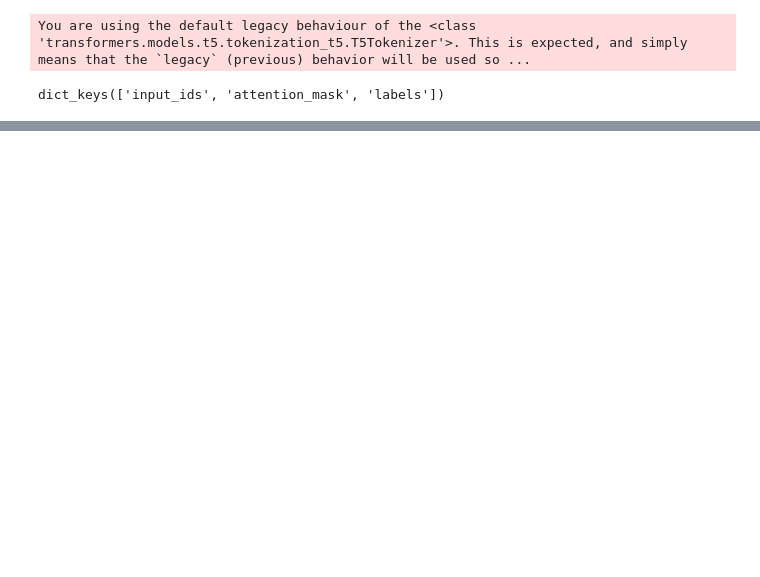
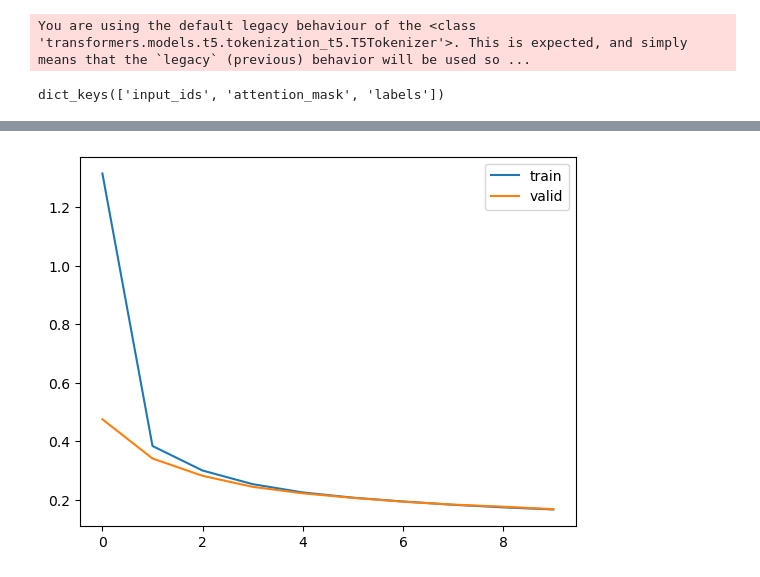
Before and after one commit to LisenKapusta/BioMol-Generator, a Jupyter notebook: model_training/train/bert_train.ipynb, the cells around one changed output, grey strips where cells are left out. Saved outputs shown, nothing was run; the diff lists cells and outputs as text; code cells hidden in the pictures; blank space fills up the shorter version.

```diff
--- a/model_training/train/bert_train.ipynb
+++ b/model_training/train/bert_train.ipynb
@@ -17,11 +17,11 @@ from pathlib import Path
 from data.constants import LOCAL_MODELS_PATH, CHECKPOINTS_PATH, DATASET_PATH
 
 df = pd.read_parquet(DATASET_PATH)
-
+df = df.iloc[:5000, :]
 
 BASE_MODEL_PATH = LOCAL_MODELS_PATH / 't5-small'
 MAX_LEN = 512
-batch_size = 4
+batch_size = 10
 TRAIN_BATCH_SIZE = batch_size
 VALID_BATCH_SIZE = batch_size
 TEST_BATCH_SIZE = batch_size
@@ -29,7 +29,7 @@ TEST_BATCH_SIZE = batch_size
 LIMIT_NUM_MODELS = 2
 
 SEED = 2
-DEVICE = 'cuda' if torch.cuda.is_available() else 'cpu'
+# DEVICE = 'cuda' if torch.cuda.is_available() else 'cpu'
 LEARNING_RATE = 2e-5
 N_EPOCHS = 10
 PATIENCE = 3
@@ -40,0 +57,9 @@ MODEL_TO_SAVE_TEMPLE = 'model-{epoch}-epoch.pt'
+# %%
+# Проверка доступности GPU
+print("CUDA Available:", torch.cuda.is_available())
+print("Number of GPUs:", torch.cuda.device_count())
+if torch.cuda.is_available():
+    print("Current GPU:", torch.cuda.get_device_name(0))
+
+# Указание устройства
+DEVICE = torch.device("cuda:0")  # Используем первую видеокарту (индекс 0)
@@ -98,9 +127,9 @@ train_dataset[0].keys()
 # %% [output]
 dict_keys(['input_ids', 'attention_mask', 'labels'])
 # %%
-train_loader = DataLoader(train_dataset, batch_size=TRAIN_BATCH_SIZE, generator=torch.manual_seed(SEED), num_workers=8, shuffle=True, pin_memory=True)
-valid_loader = DataLoader(valid_dataset, batch_size=VALID_BATCH_SIZE, generator=torch.manual_seed(SEED), num_workers=8, shuffle=True, pin_memory=True)
-test_loader = DataLoader(test_dataset, batch_size=TEST_BATCH_SIZE, generator=torch.manual_seed(SEED), num_workers=8, shuffle=True, pin_memory=True)
+train_loader = DataLoader(train_dataset, batch_size=TRAIN_BATCH_SIZE, generator=torch.manual_seed(SEED), num_workers=0, shuffle=True, pin_memory=True)
+valid_loader = DataLoader(valid_dataset, batch_size=VALID_BATCH_SIZE, generator=torch.manual_seed(SEED), num_workers=0, shuffle=True, pin_memory=True)
+test_loader = DataLoader(test_dataset, batch_size=TEST_BATCH_SIZE, generator=torch.manual_seed(SEED), num_workers=0, shuffle=True, pin_memory=True)
 # %%
 model = T5ForConditionalGeneration.from_pretrained(BASE_MODEL_PATH)
 for param in model.parameters():
@@ -189,8 +269,10 @@ print("-" * 50, end="\n\n")
 # %%
 plt.plot(loss_status['train'], label='train')
-plt.plot(loss_status['vallid'], label='valid')
+plt.plot(loss_status['valid'], label='valid')
 plt.legend()
 plt.show()
+# %% [output]
+[figure, added]
 # %%
 def evaluate_test_loss(model, data_loader, device):
     model.eval()
```
Also changed, not shown: parts of 4 cells of this notebook.
